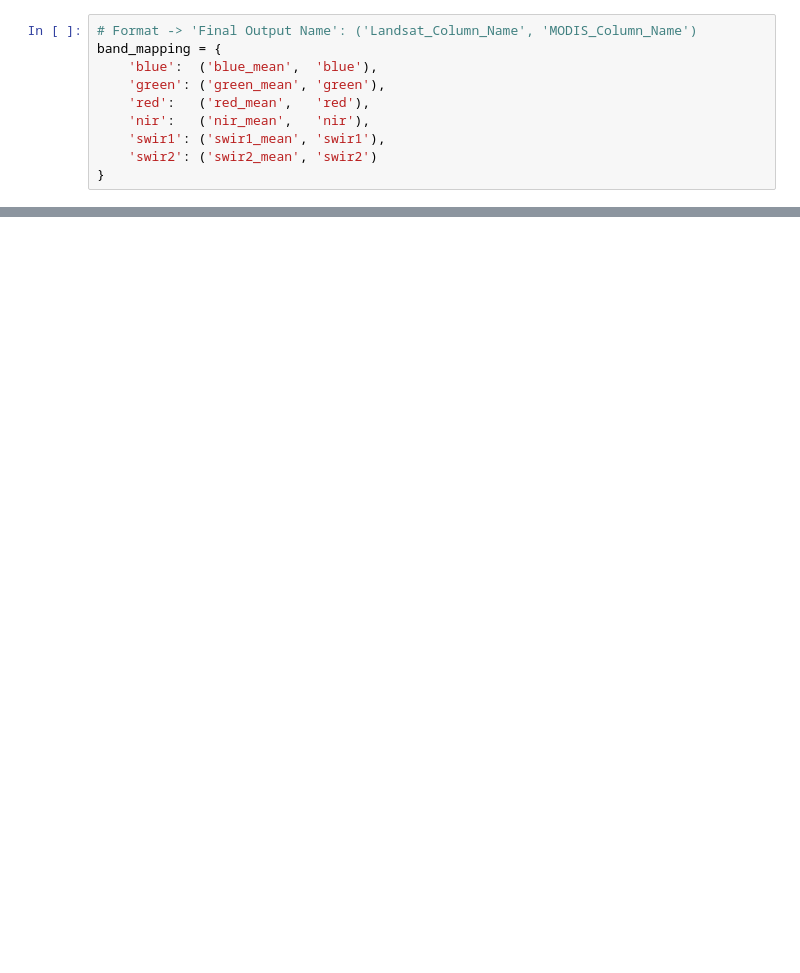
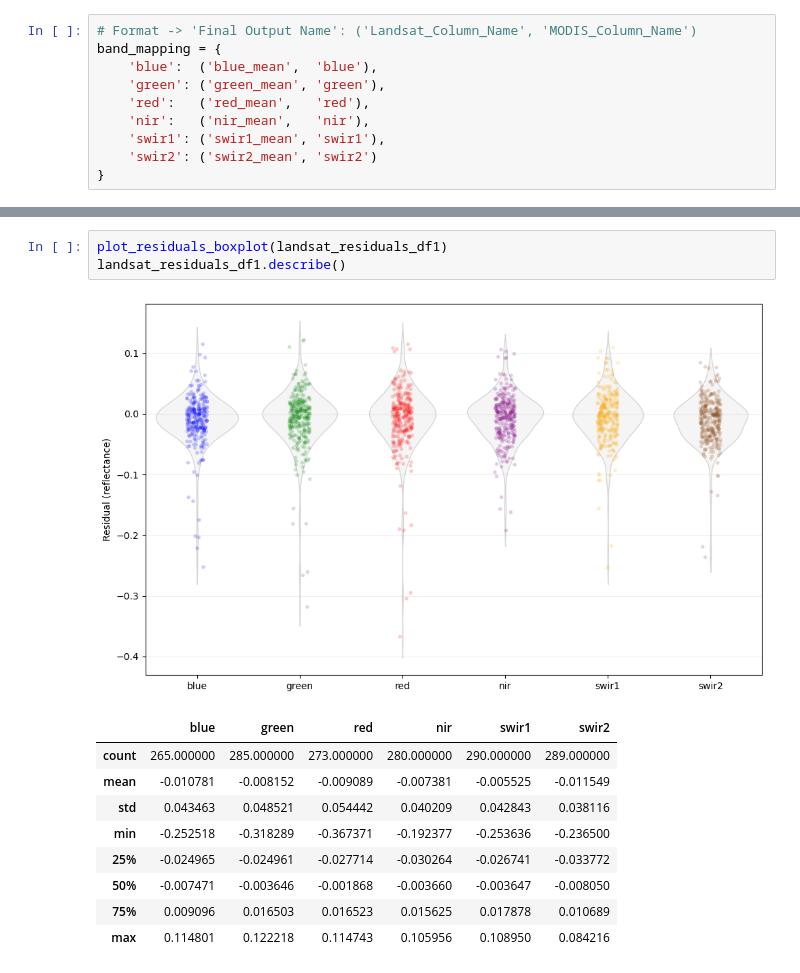
Before and after one commit to pibonacic/groundwater-remote-sensing, a Jupyter notebook: code/13b_modis-landsat.ipynb, the cells around one changed output, grey strips where cells are left out. Drawn from its saved outputs; the diff is of its cells as text; blank space fills up the shorter version.

```diff
--- a/code/13b_modis-landsat.ipynb
+++ b/code/13b_modis-landsat.ipynb
@@ -183,0 +473,14 @@ plt.show()
+# %%
+plot_residuals_boxplot(landsat_residuals_df1)
+landsat_residuals_df1.describe()
+# %% [output]
+[figure, added]
+|  | blue | green | red | nir | swir1 | swir2 |
+| count | 265.000000 | 285.000000 | 273.000000 | 280.000000 | 290.000000 | 289.000000 |
+| mean | -0.010781 | -0.008152 | -0.009089 | -0.007381 | -0.005525 | -0.011549 |
+| std | 0.043463 | 0.048521 | 0.054442 | 0.040209 | 0.042843 | 0.038116 |
+| min | -0.252518 | -0.318289 | -0.367371 | -0.192377 | -0.253636 | -0.236500 |
+| 25% | -0.024965 | -0.024961 | -0.027714 | -0.030264 | -0.026741 | -0.033772 |
+| 50% | -0.007471 | -0.003646 | -0.001868 | -0.003660 | -0.003647 | -0.008050 |
+| 75% | 0.009096 | 0.016503 | 0.016523 | 0.015625 | 0.017878 | 0.010689 |
+| max | 0.114801 | 0.122218 | 0.114743 | 0.105956 | 0.108950 | 0.084216 |
```
Also changed, not shown: parts of 9 cells of this notebook, 2 other files.
